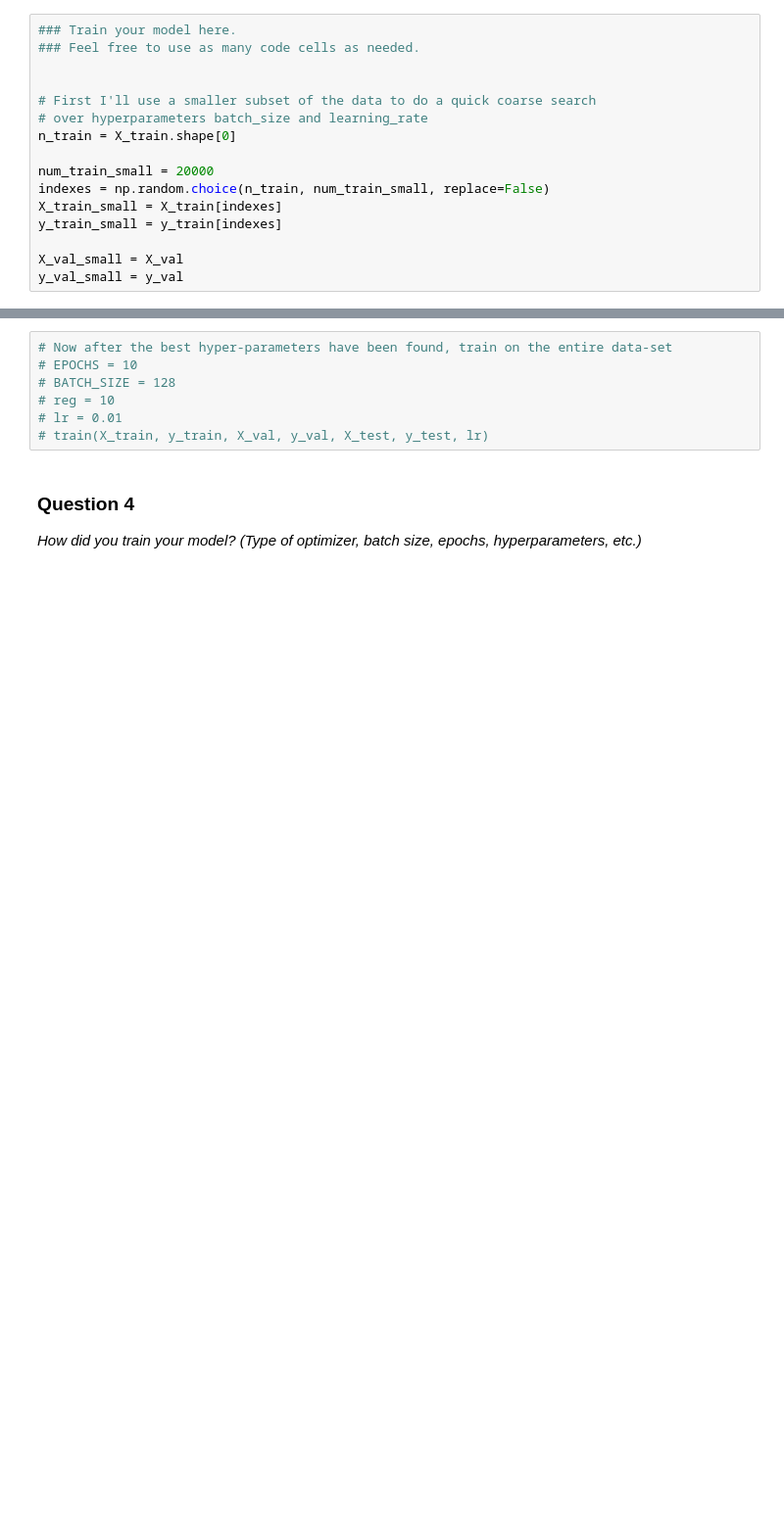
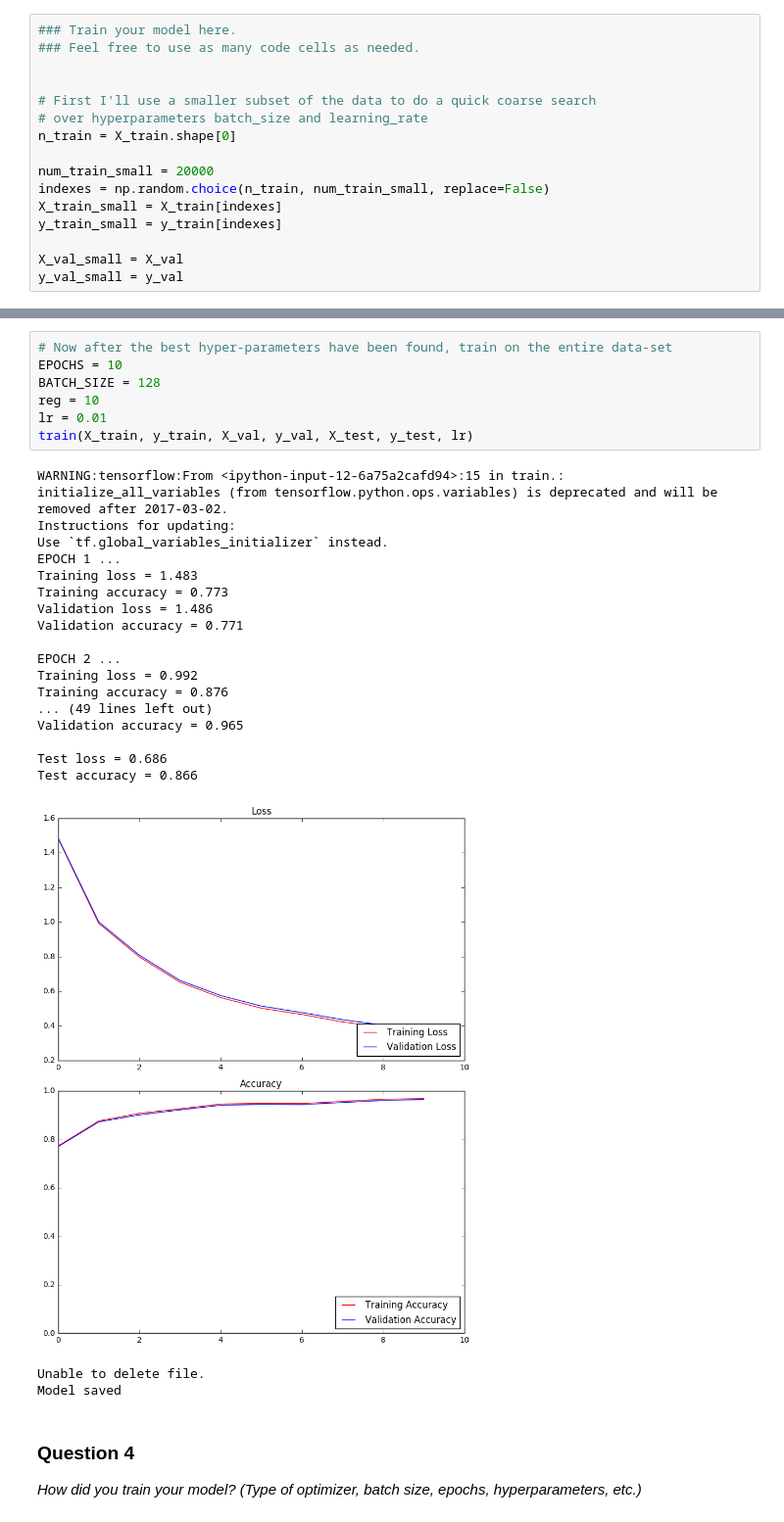
Before and after one commit to subodh-malgonde/traffic-signs-classification, a Jupyter notebook: Traffic_Signs_Recognition.ipynb, the cells around one changed output, grey strips where cells are left out. Shown at 98% size. Drawn from its saved outputs; the diff is of its cells as text; blank space fills up the shorter version.

```diff
--- a/Traffic_Signs_Recognition.ipynb
+++ b/Traffic_Signs_Recognition.ipynb
@@ -551,10 +539,31 @@ Model saved
 # %%
 # Now after the best hyper-parameters have been found, train on the entire data-set
-# EPOCHS = 10
-# BATCH_SIZE = 128
-# reg = 10
-# lr = 0.01
-# train(X_train, y_train, X_val, y_val, X_test, y_test, lr)
+EPOCHS = 10
+BATCH_SIZE = 128
+reg = 10
+lr = 0.01
+train(X_train, y_train, X_val, y_val, X_test, y_test, lr)
+# %% [output]
+WARNING:tensorflow:From <ipython-input-12-6a75a2cafd94>:15 in train.: initialize_all_variables (from tensorflow.python.ops.variables) is deprecated and will be removed after 2017-03-02.
+Instructions for updating:
+Use `tf.global_variables_initializer` instead.
+EPOCH 1 ...
+Training loss = 1.483
+Training accuracy = 0.773
+Validation loss = 1.486
+Validation accuracy = 0.771
+
+EPOCH 2 ...
+Training loss = 0.992
+Training accuracy = 0.876
+... (49 lines left out)
+Validation accuracy = 0.965
+
+Test loss = 0.686
+Test accuracy = 0.866
+[figure, added]
+Unable to delete file.
+Model saved
 # %% [markdown]
 ### Question 4
 
```
Also changed, not shown: parts of 6 cells of this notebook, 4 other files.
